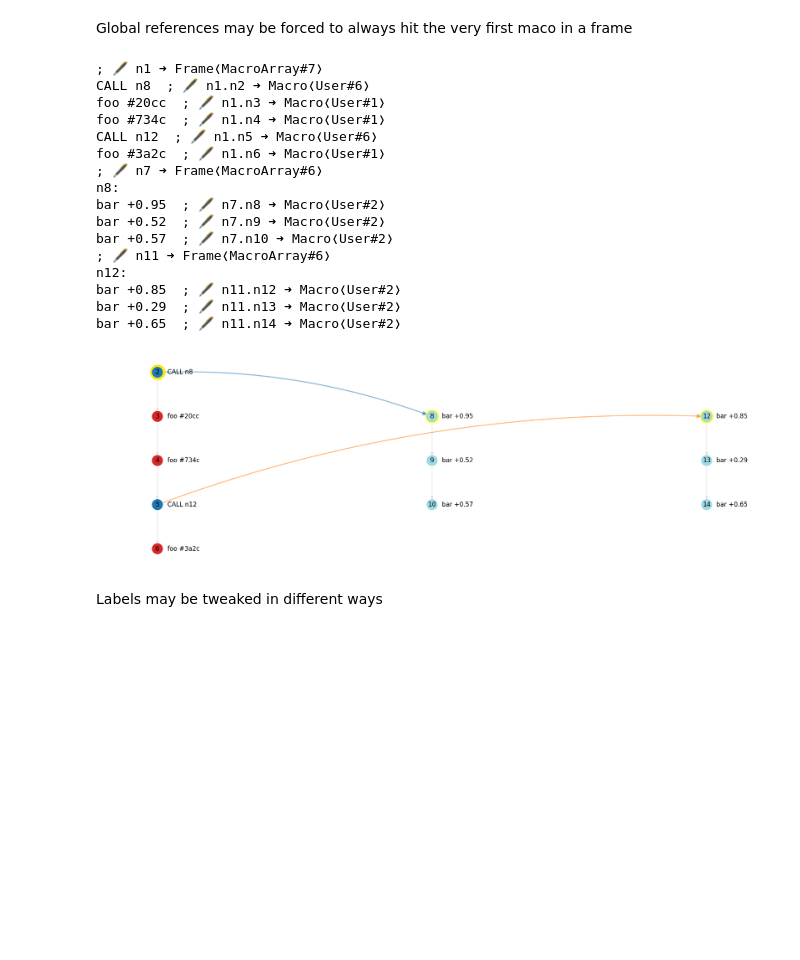
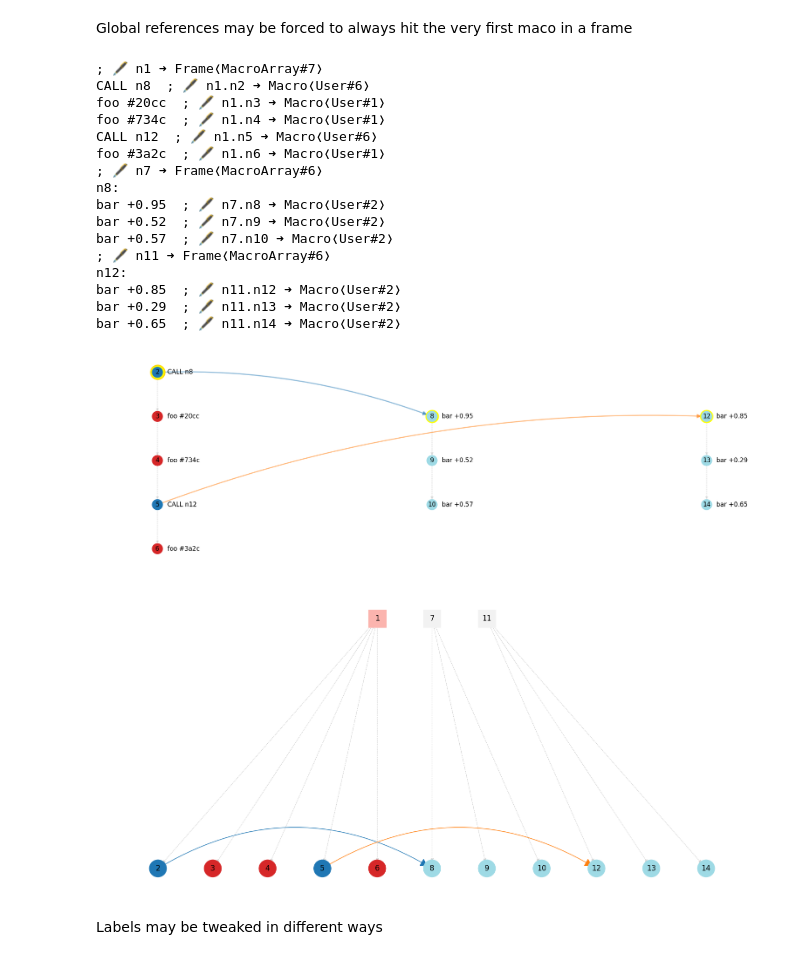
Before and after one commit to cad-polito-it/byron, a Jupyter notebook: examples/notebooks/constraints/04. global references.ipynb, the cells around one changed output. Cells and saved outputs as stored; diff of their text form; code cells hidden in the pictures; blank space fills up the shorter version.

```diff
--- a/examples/notebooks/constraints/04. global references.ipynb
+++ b/examples/notebooks/constraints/04. global references.ipynb
@@ -100,30 +103,32 @@ Global references may be forced to always hit the very first maco in a frame
 # %%
 macro_foo = byron.f.macro('foo #{num:04x}', num=byron.f.integer_parameter(0, 2 ** 16))
 macro_bar = byron.f.macro('bar {num:+0.2g}', num=byron.f.float_parameter(-1, 1))
 external_frame = byron.f.bunch([macro_bar], size=3)
 macro_ref = byron.f.macro('CALL {ref}', ref=byron.f.global_reference(external_frame, creative_zeal=1, first_macro=True))
 main_frame = byron.f.bunch([macro_foo, macro_ref], size=5)
 
 byron.f.as_text(main_frame)
 byron.f.as_lgp(main_frame)
+byron.f.as_forest(main_frame)
 # %% [output]
 ; 🖋 n1 ➜ Frame❬MacroArray#7❭
 CALL n8  ; 🖋 n1.n2 ➜ Macro❬User#6❭
 foo #20cc  ; 🖋 n1.n3 ➜ Macro❬User#1❭
 foo #734c  ; 🖋 n1.n4 ➜ Macro❬User#1❭
 CALL n12  ; 🖋 n1.n5 ➜ Macro❬User#6❭
 foo #3a2c  ; 🖋 n1.n6 ➜ Macro❬User#1❭
 ; 🖋 n7 ➜ Frame❬MacroArray#6❭
 n8:
 bar +0.95  ; 🖋 n7.n8 ➜ Macro❬User#2❭
 bar +0.52  ; 🖋 n7.n9 ➜ Macro❬User#2❭
 bar +0.57  ; 🖋 n7.n10 ➜ Macro❬User#2❭
 ; 🖋 n11 ➜ Frame❬MacroArray#6❭
 n12:
 bar +0.85  ; 🖋 n11.n12 ➜ Macro❬User#2❭
 bar +0.29  ; 🖋 n11.n13 ➜ Macro❬User#2❭
 bar +0.65  ; 🖋 n11.n14 ➜ Macro❬User#2❭
 [figure]
+[figure, added]
 # %% [markdown]
 Labels may be tweaked in different ways
 # %%
```
Also changed, not shown: parts of 5 cells of this notebook, 5 other files.
